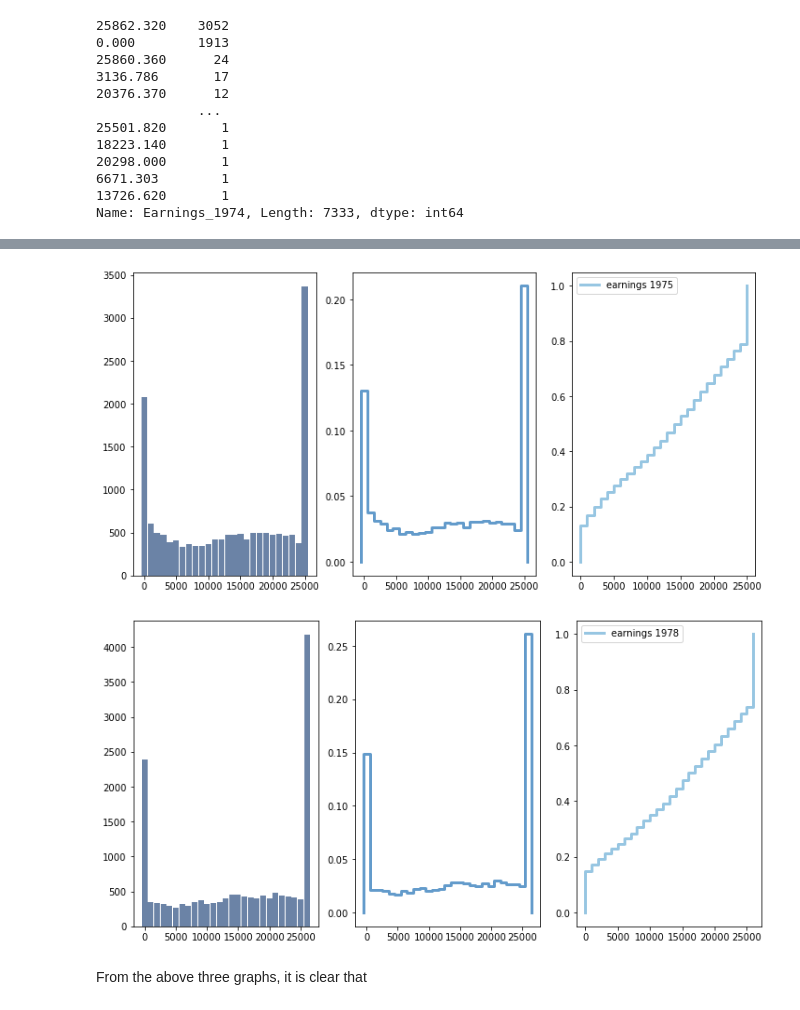
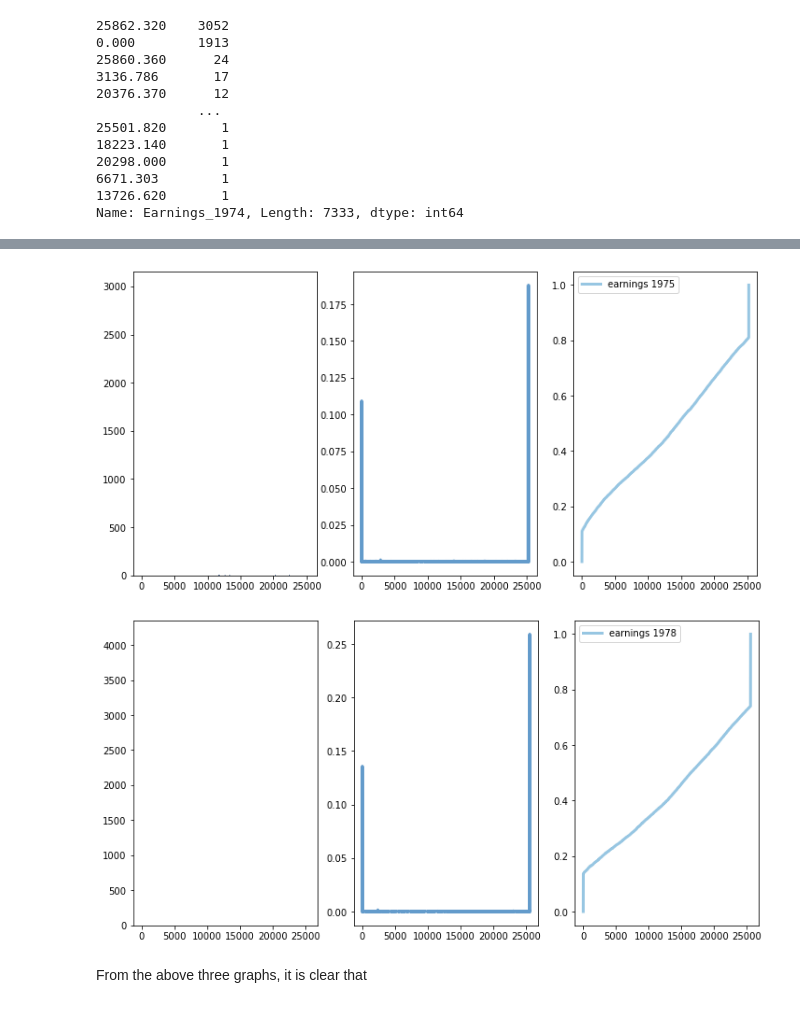
Before and after one commit to Soniyasunny1/Assignment, a Jupyter notebook: AssignmentStatsNEW.ipynb, the cells around one changed output, grey strips where cells are left out. Drawn from its saved outputs; the diff is of its cells as text; code cells hidden in the pictures.

```diff
--- a/AssignmentStatsNEW.ipynb
+++ b/AssignmentStatsNEW.ipynb
@@ -392,21 +368,21 @@ thinkplot.Config()
 # %%
-hist75 = thinkstats2.Hist(earn75, label="earnings 1975")
-pmf75 = thinkstats2.Pmf(earn75, label="earnings 1975")
-cdf75 = thinkstats2.Cdf(earn75, label="earnings 1975")
+hist75 = thinkstats2.Hist(df["Earnings_1975"], label="earnings 1975")
+pmf75 = thinkstats2.Pmf(df["Earnings_1975"], label="earnings 1975")
+cdf75 = thinkstats2.Cdf(df["Earnings_1975"], label="earnings 1975")
 
 thinkplot.PrePlot(3, cols=3)
 thinkplot.Hist(hist75)
 thinkplot.SubPlot(2)
 thinkplot.Pmf(pmf75)
 thinkplot.SubPlot(3)
 thinkplot.Cdf(cdf75)
 thinkplot.Config()
 # %% [output]
-[figure, old version]
+[figure, new version]
 # %%
-hist78 = thinkstats2.Hist(earn78, label="earnings 1978")
-pmf78 = thinkstats2.Pmf(earn78, label="earnings 1978")
-cdf78 = thinkstats2.Cdf(earn78, label="earnings 1978")
+hist78 = thinkstats2.Hist(df["Earnings_1978"], label="earnings 1978")
+pmf78 = thinkstats2.Pmf(df["Earnings_1978"], label="earnings 1978")
+cdf78 = thinkstats2.Cdf(df["Earnings_1978"], label="earnings 1978")
 
 thinkplot.PrePlot(3, cols=3)
 thinkplot.Hist(hist78)
@@ -416,7 +392,7 @@ thinkplot.SubPlot(3)
 thinkplot.Cdf(cdf78)
 thinkplot.Config()
 # %% [output]
-[figure, old version]
+[figure, new version]
 # %% [markdown]
 From the above three graphs, it is clear that
 # %%
```
Also changed, not shown: parts of 3 cells of this notebook, 1 other file.
